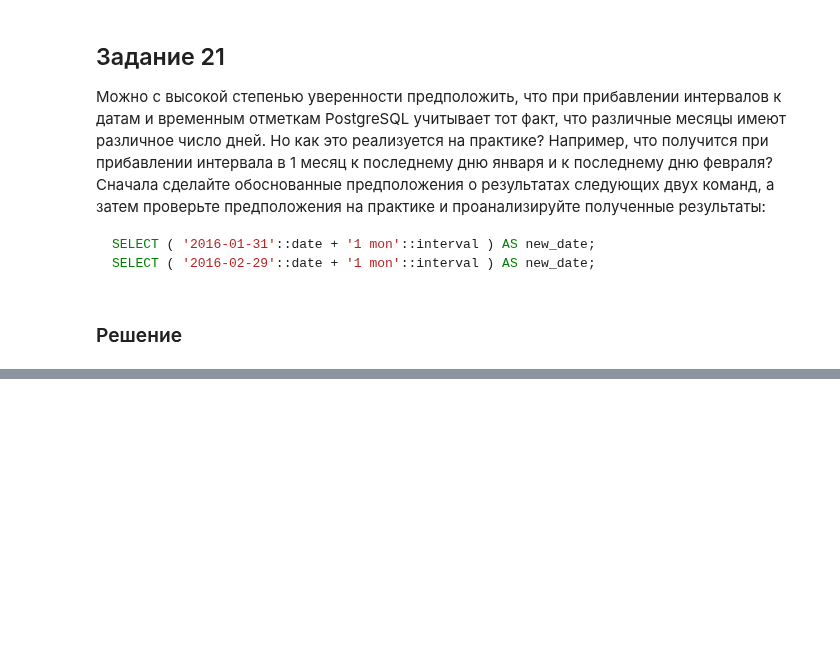
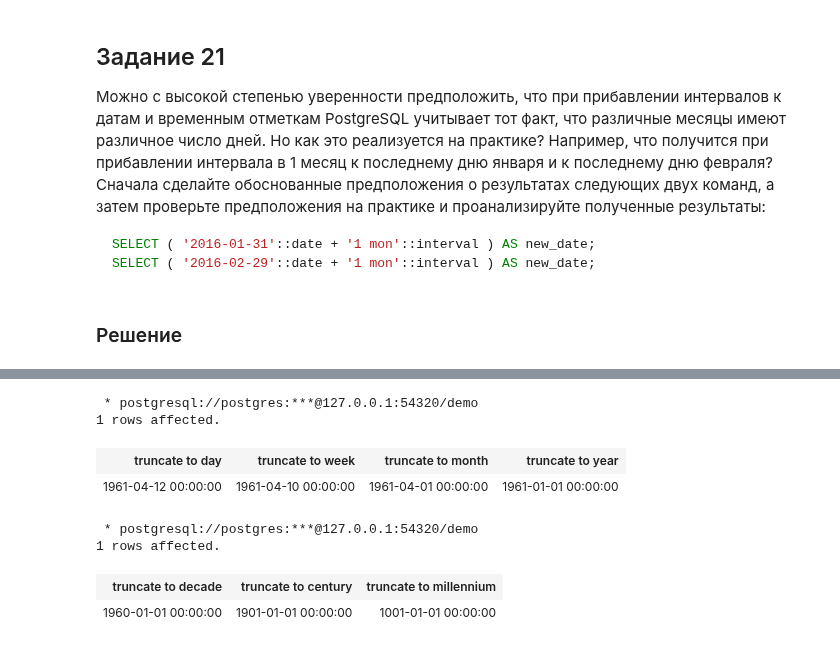
Before and after one commit to vowatchka/postgres_basic, a Jupyter notebook: practices/4_postgres_datatypes/sql.ipynb, the cells around one changed output, grey strips where cells are left out. Cells and saved outputs as stored; diff of their text form; code cells hidden in the pictures; blank space fills up the shorter version.

```diff
--- a/practices/4_postgres_datatypes/sql.ipynb
+++ b/practices/4_postgres_datatypes/sql.ipynb
@@ -1248,0 +1484,23 @@ SELECT
+# %%
+%%sql
+SELECT
+    date_trunc('day', '1961-04-12 09:07:12.123456'::timestamp) as "truncate to day",
+    date_trunc('week', '1961-04-12 09:07:12.123456'::timestamp) as "truncate to week",
+    date_trunc('mon', '1961-04-12 09:07:12.123456'::timestamp) as "truncate to month",
+    date_trunc('year', '1961-04-12 09:07:12.123456'::timestamp) as "truncate to year"
+# %% [output]
+ * postgresql://postgres:***@127.0.0.1:54320/demo
+1 rows affected.
+| truncate to day | truncate to week | truncate to month | truncate to year |
+| 1961-04-12 00:00:00 | 1961-04-10 00:00:00 | 1961-04-01 00:00:00 | 1961-01-01 00:00:00 |
+# %%
+%%sql
+SELECT
+    date_trunc('dec', '1961-04-12 09:07:12.123456'::timestamp) as "truncate to decade",
+    date_trunc('cent', '1961-04-12 09:07:12.123456'::timestamp) as "truncate to century",
+    date_trunc('mil', '1961-04-12 09:07:12.123456'::timestamp) as "truncate to millennium"
+# %% [output]
+ * postgresql://postgres:***@127.0.0.1:54320/demo
+1 rows affected.
+| truncate to decade | truncate to century | truncate to millennium |
+| 1960-01-01 00:00:00 | 1901-01-01 00:00:00 | 1001-01-01 00:00:00 |
```
Also changed, not shown: parts of 32 cells of this notebook.
